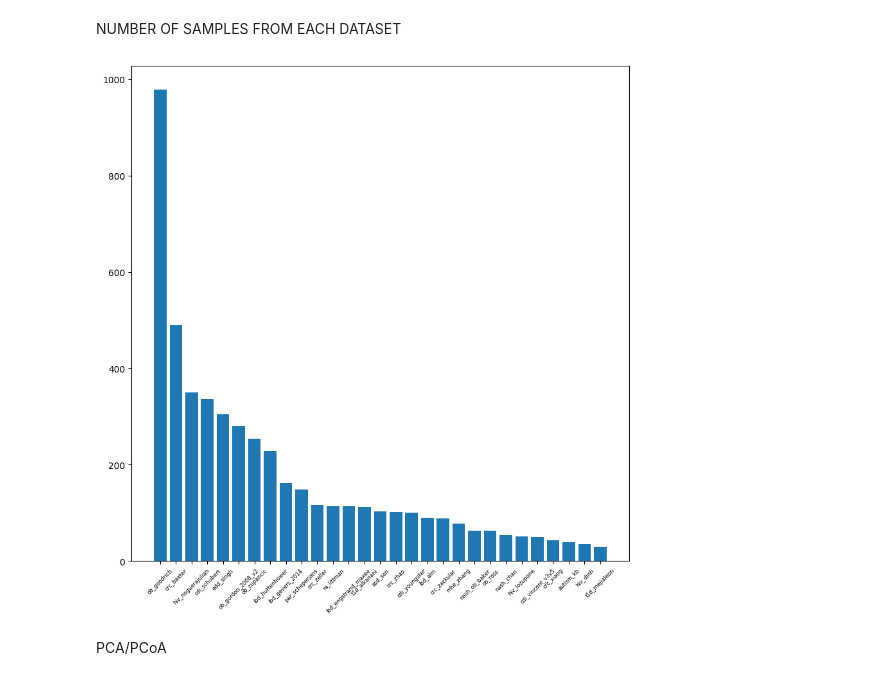
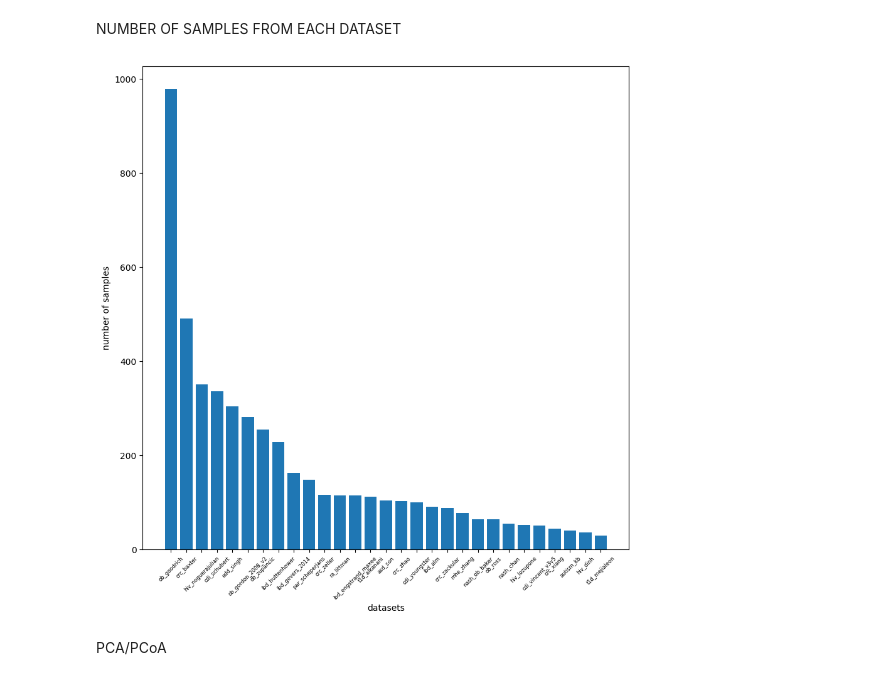
Before and after one commit to talnof1/microbiome_dysbiosis, a Jupyter notebook: american_gut/pipeline.ipynb, the cells around one changed output. Saved outputs shown, nothing was run; the diff lists cells and outputs as text; code cells hidden in the pictures.

```diff
--- a/american_gut/pipeline.ipynb
+++ b/american_gut/pipeline.ipynb
@@ -58,11 +58,13 @@ NUMBER OF SAMPLES FROM EACH DATASET
 # %%
 %matplotlib inline
 fig, ax = plt.subplots(figsize=(10, 10))
 plt.bar(np.arange(0, len(dataHD.From.value_counts())), dataHD.From.value_counts())
 plt.xticks(np.arange(0, len(dataHD.From.value_counts())), list(dataHD.From.value_counts().keys()), rotation=45, size=6)
+plt.xlabel('datasets')
+plt.ylabel('number of samples')
 plt.show()
 # %% [output]
-[figure, old version]
+[figure, new version]
 # %% [markdown]
 PCA/PCoA
 # %%
```
